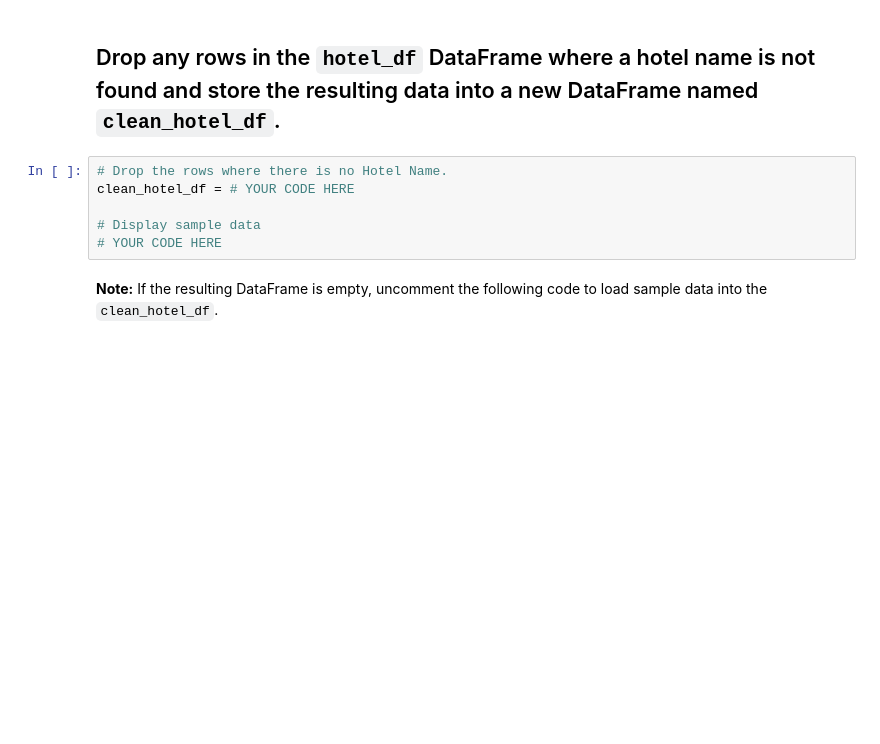
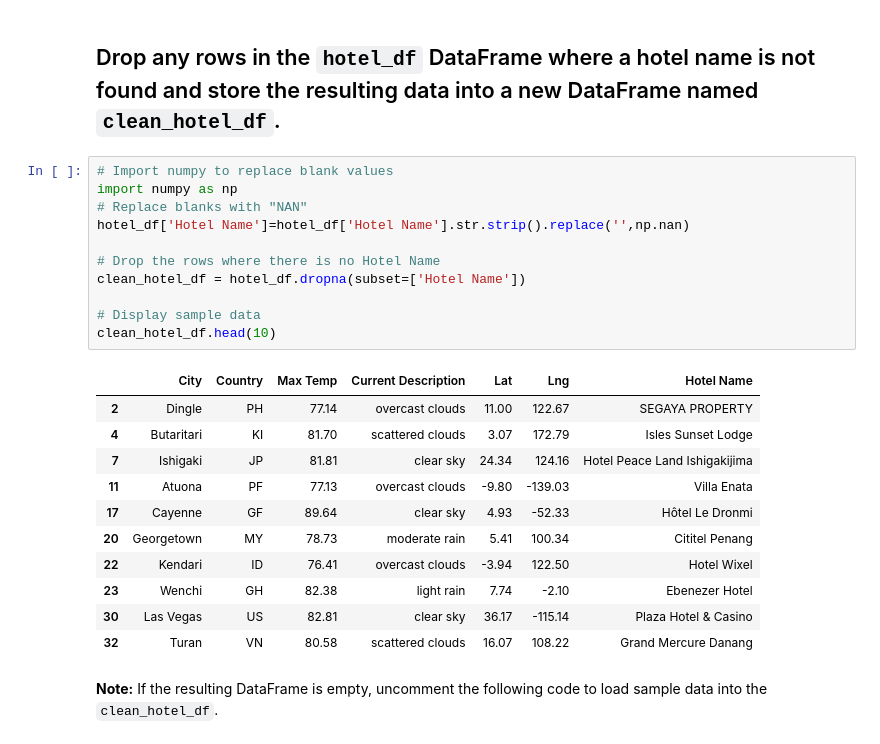
Before and after one commit to rachelc313/World_Weather_Analysis, a Jupyter notebook: Vacation_Search/Vacation_Search.ipynb, the cells around one changed output. Drawn from its saved outputs; the diff is of its cells as text; blank space fills up the shorter version.

```diff
--- a/Vacation_Search/Vacation_Search.ipynb
+++ b/Vacation_Search/Vacation_Search.ipynb
@@ -218,11 +227,28 @@ KeyboardInterrupt:
 # %% [markdown]
 ## Drop any rows in the `hotel_df` DataFrame where a hotel name is not found and store the resulting data into a new DataFrame named `clean_hotel_df`.
-# %%
-# Drop the rows where there is no Hotel Name.
-clean_hotel_df = # YOUR CODE HERE
-
-# Display sample data
-# YOUR CODE HERE
+# %%
+# Import numpy to replace blank values
+import numpy as np
+# Replace blanks with "NAN"
+hotel_df['Hotel Name']=hotel_df['Hotel Name'].str.strip().replace('',np.nan)
+
+# Drop the rows where there is no Hotel Name
+clean_hotel_df = hotel_df.dropna(subset=['Hotel Name'])
+
+# Display sample data
+clean_hotel_df.head(10)
+# %% [output]
+|  | City | Country | Max Temp | Current Description | Lat | Lng | Hotel Name |
+| 2 | Dingle | PH | 77.14 | overcast clouds | 11.00 | 122.67 | SEGAYA PROPERTY |
+| 4 | Butaritari | KI | 81.70 | scattered clouds | 3.07 | 172.79 | Isles Sunset Lodge |
+| 7 | Ishigaki | JP | 81.81 | clear sky | 24.34 | 124.16 | Hotel Peace Land Ishigakijima |
+| 11 | Atuona | PF | 77.13 | overcast clouds | -9.80 | -139.03 | Villa Enata |
+| 17 | Cayenne | GF | 89.64 | clear sky | 4.93 | -52.33 | Hôtel Le Dronmi |
+| 20 | Georgetown | MY | 78.73 | moderate rain | 5.41 | 100.34 | Cititel Penang |
+| 22 | Kendari | ID | 76.41 | overcast clouds | -3.94 | 122.50 | Hotel Wixel |
+| 23 | Wenchi | GH | 82.38 | light rain | 7.74 | -2.10 | Ebenezer Hotel |
+| 30 | Las Vegas | US | 82.81 | clear sky | 36.17 | -115.14 | Plaza Hotel & Casino |
+| 32 | Turan | VN | 80.58 | scattered clouds | 16.07 | 108.22 | Grand Mercure Danang |
 # %% [markdown]
 **Note:** If the resulting DataFrame is empty, uncomment the following code to load sample data into the `clean_hotel_df`.
 # %%
```
Also changed, not shown: parts of 11 cells of this notebook, 1 other file.
